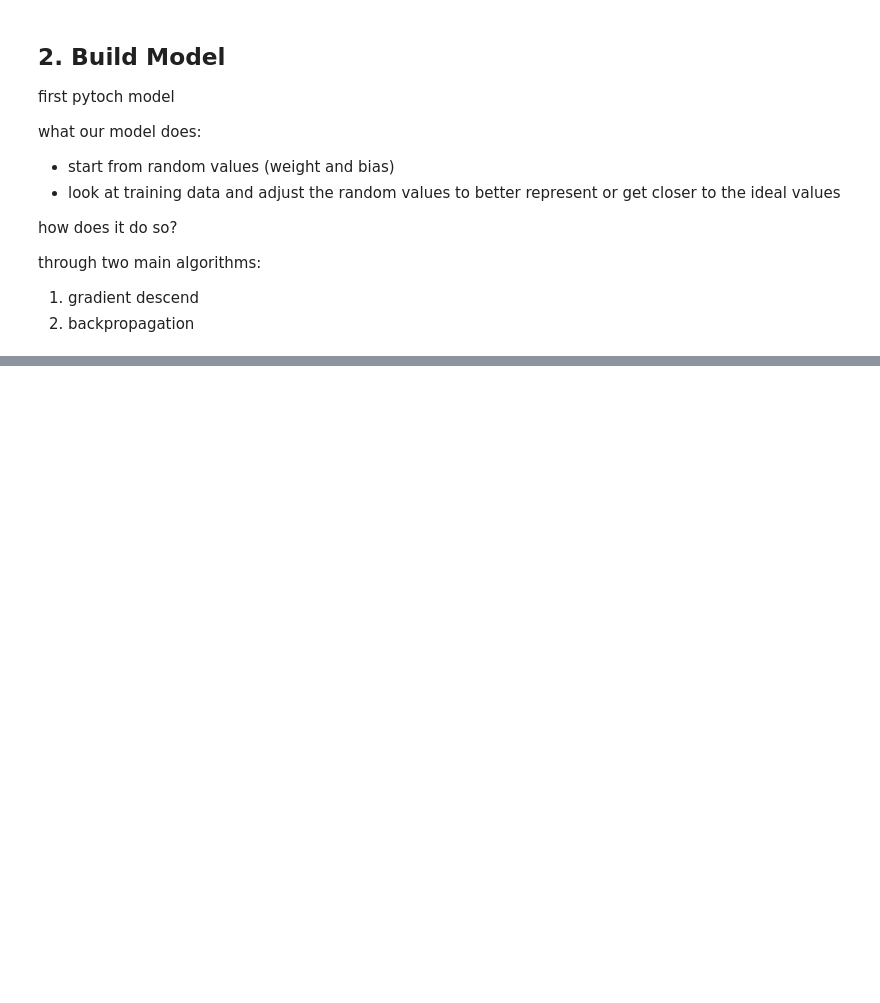
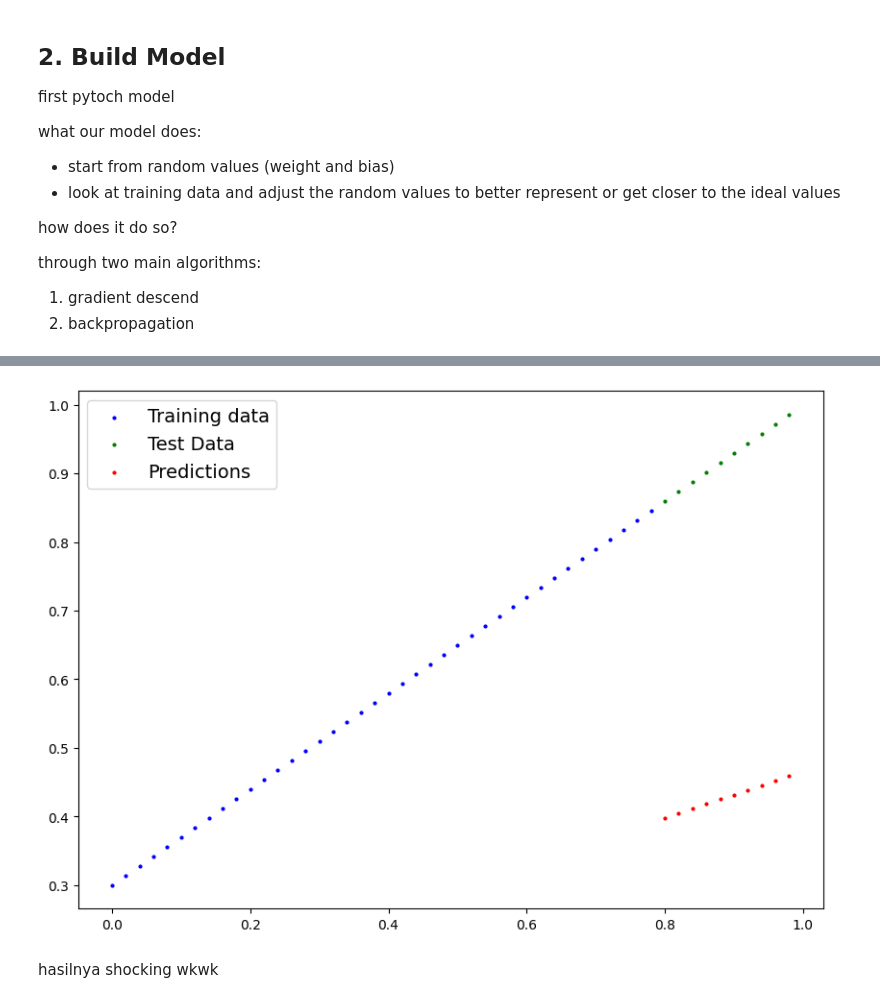
Before and after one commit to Cleign1/ZTM_Pytorch, a Jupyter notebook: 01_pytoch_workflow.ipynb, the cells around one changed output, grey strips where cells are left out. Saved outputs shown, nothing was run; the diff lists cells and outputs as text; code cells hidden in the pictures; blank space fills up the shorter version.

```diff
--- a/01_pytoch_workflow.ipynb
+++ b/01_pytoch_workflow.ipynb
@@ -146,17 +146,18 @@ through two main algorithms:
 2. backpropagation
 # %%
 # Create a linear reggression model class
+import torch.nn as nn
 
-class LinearReggressionModel(nn.module): # almost everything in Pytorch inherits nn.module
+class LinearReggressionModel(nn.Module): # almost everything in Pytorch inherits nn.module
     def __init__(self):
         super().__init__()
-        self.weights = nn.Parameter(torch.randn(1,
+        self.weights = nn.Parameter(torch.randn(1, # start with random values
                                                 requires_grad=True,
                                                 dtype=torch.float))
-        self.bias = nn.Parameter(torch.randn(1,
+        self.bias = nn.Parameter(torch.randn(1, # started with random values
                                             requires_grad=True,
                                             dtype=torch.float))
 
-        # Foward untuk menjelaskan komputasi dalam model
-        def forward(self, x: torch.Tensor) -> torch.Tensor: # <- "x" adalah input data
-            return self.weights * x + self.bias
+    # Foward untuk menjelaskan komputasi dalam model
+    def forward(self, x: torch.Tensor) -> torch.Tensor: # <- "x" adalah input data
+        return self.weights * x + self.bias
@@ -162,0 +178,10 @@ class LinearReggressionModel(nn.module): # almost everything in Pytorch inherits
+# %%
+# create random seed
+torch.manual_seed(42)
+
+# create instance dari model (subclass nn.module)
+model_0 = LinearReggressionModel()
+
+
+# cek parameter
+list(model_0.parameters())
@@ -162,0 +204,7 @@ class LinearReggressionModel(nn.module): # almost everything in Pytorch inherits
+# %%
+# make prediksi with model
+
+with torch.inference_mode():
+    y_preds = model_0(X_test)
+
+y_preds
@@ -162,0 +235,6 @@ class LinearReggressionModel(nn.module): # almost everything in Pytorch inherits
+# %%
+plot_predictions(predictions=y_preds)
+# %% [output]
+[figure, added]
+# %% [markdown]
+hasilnya shocking wkwk
```
Also changed, not shown: parts of 7 cells of this notebook.
